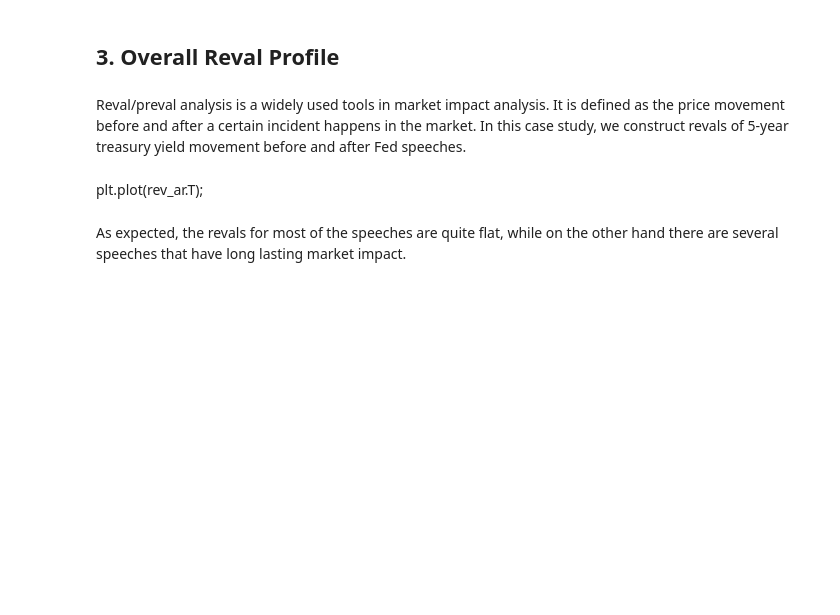
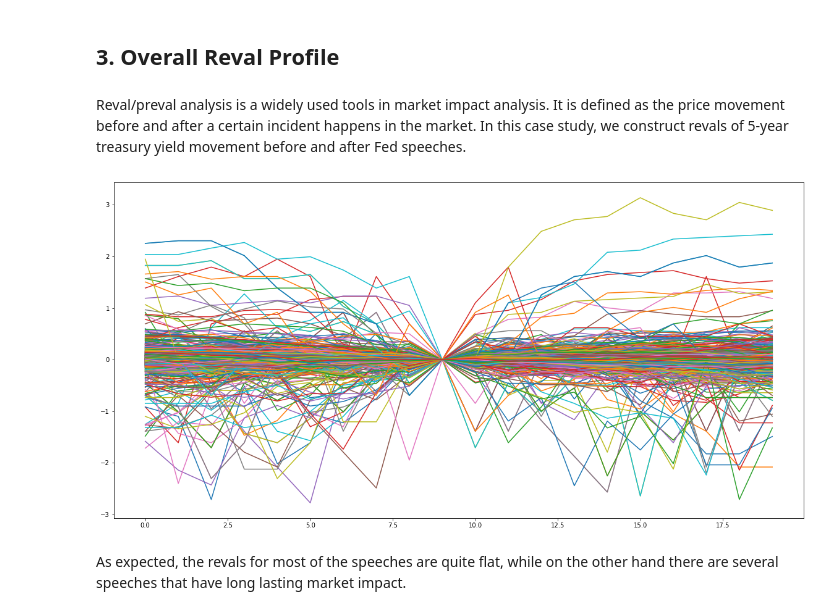
Before and after one commit to hhy845914111/NLP-Project, a Jupyter notebook: data_crawler_fed_speech.ipynb, the cells around one changed output. Saved outputs shown, nothing was run; the diff lists cells and outputs as text; code cells hidden in the pictures; blank space fills up the shorter version.

```diff
--- a/data_crawler_fed_speech.ipynb
+++ b/data_crawler_fed_speech.ipynb
@@ -62,8 +64,10 @@ Reval/preval analysis is a widely used tools in market impact analysis. It is de
 rev_lst = get_reval(rst_lst, rate_se)
 # %%
 rev_ar = np.vstack(rev_lst)
-# %% [markdown]
-plt.plot(rev_ar.T);
+# %%
+plt.plot(rev_ar.T);
+# %% [output]
+[figure, added]
 # %% [markdown]
 As expected, the revals for most of the speeches are quite flat, while on the other hand there are several speeches that have long lasting market impact.
 # %% [markdown]
```
Also changed, not shown: parts of 71 cells of this notebook, 20 other files.
